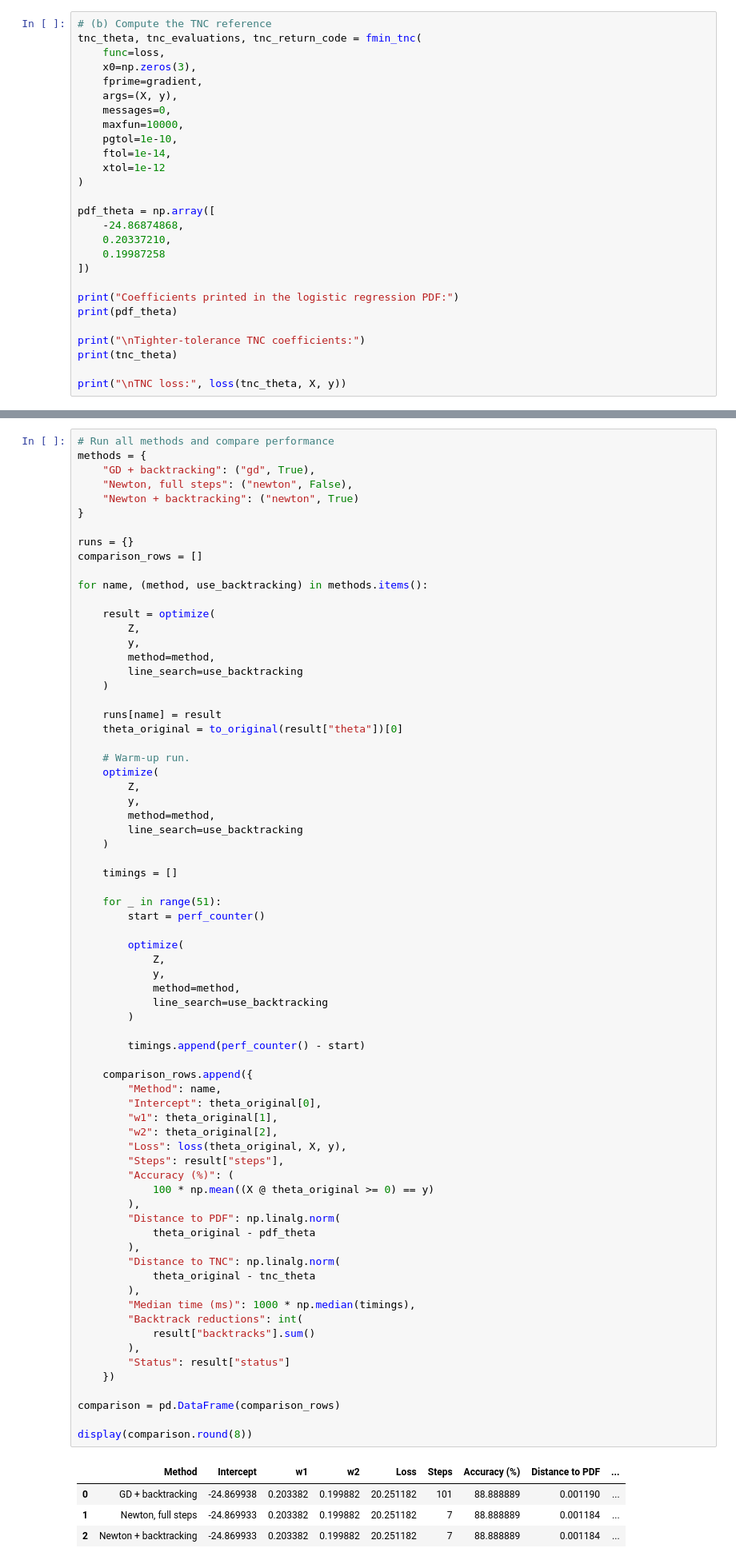
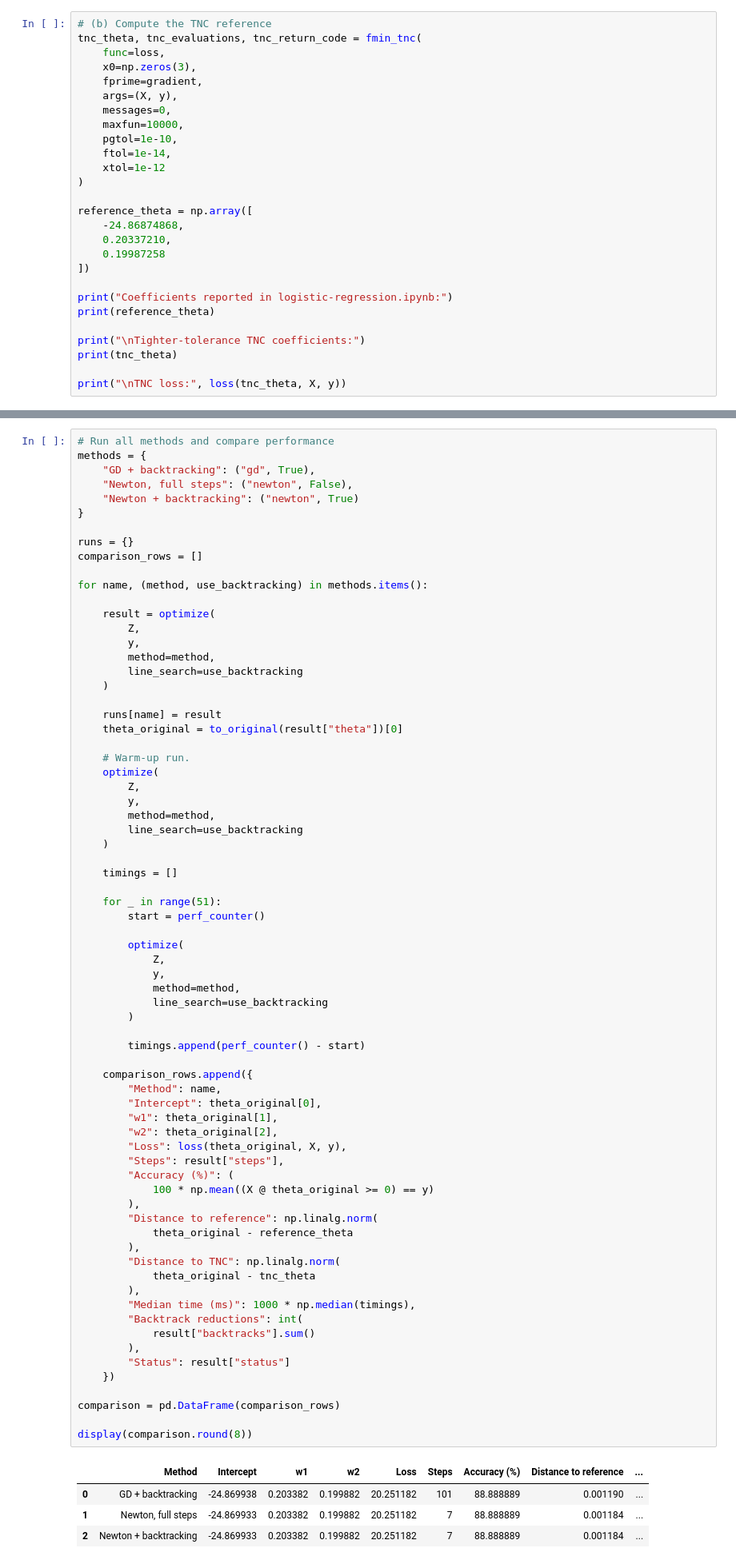
Before and after one commit to Ruoxixie402/5440-Assignment, a Jupyter notebook: 5440 Assignment4_corrected.ipynb, the cells around one changed output, grey strips where cells are left out. Shown at 80% size. Cells and saved outputs as stored; diff of their text form.

Commit message:
Use supplied reference notebook name and finalize assignment presentation

```diff
--- a/5440 Assignment4_corrected.ipynb
+++ b/5440 Assignment4_corrected.ipynb
@@ -615,14 +626,14 @@ tnc_theta, tnc_evaluations, tnc_return_code = fmin_tnc(
     xtol=1e-12
 )
 
-pdf_theta = np.array([
+reference_theta = np.array([
     -24.86874868,
     0.20337210,
     0.19987258
 ])
 
-print("Coefficients printed in the logistic regression PDF:")
-print(pdf_theta)
+print("Coefficients reported in logistic-regression.ipynb:")
+print(reference_theta)
 
 print("\nTighter-tolerance TNC coefficients:")
 print(tnc_theta)
@@ -682,36 +693,36 @@ for name, (method, use_backtracking) in methods.items():
             line_search=use_backtracking
         )
 
         timings.append(perf_counter() - start)
 
     comparison_rows.append({
         "Method": name,
         "Intercept": theta_original[0],
         "w1": theta_original[1],
         "w2": theta_original[2],
         "Loss": loss(theta_original, X, y),
         "Steps": result["steps"],
         "Accuracy (%)": (
             100 * np.mean((X @ theta_original >= 0) == y)
         ),
-        "Distance to PDF": np.linalg.norm(
-            theta_original - pdf_theta
+        "Distance to reference": np.linalg.norm(
+            theta_original - reference_theta
         ),
         "Distance to TNC": np.linalg.norm(
             theta_original - tnc_theta
         ),
         "Median time (ms)": 1000 * np.median(timings),
         "Backtrack reductions": int(
             result["backtracks"].sum()
         ),
         "Status": result["status"]
     })
 
 comparison = pd.DataFrame(comparison_rows)
 
 display(comparison.round(8))
 # %% [output]
-|  | Method | Intercept | w1 | w2 | Loss | Steps | Accuracy (%) | Distance to PDF | ... |
+|  | Method | Intercept | w1 | w2 | Loss | Steps | Accuracy (%) | Distance to reference | ... |
 | 0 | GD + backtracking | -24.869938 | 0.203382 | 0.199882 | 20.251182 | 101 | 88.888889 | 0.001190 | ... |
 | 1 | Newton, full steps | -24.869933 | 0.203382 | 0.199882 | 20.251182 | 7 | 88.888889 | 0.001184 | ... |
 | 2 | Newton + backtracking | -24.869933 | 0.203382 | 0.199882 | 20.251182 | 7 | 88.888889 | 0.001184 | ... |
```
Also changed, not shown: parts of 10 cells of this notebook, 5 other files.
